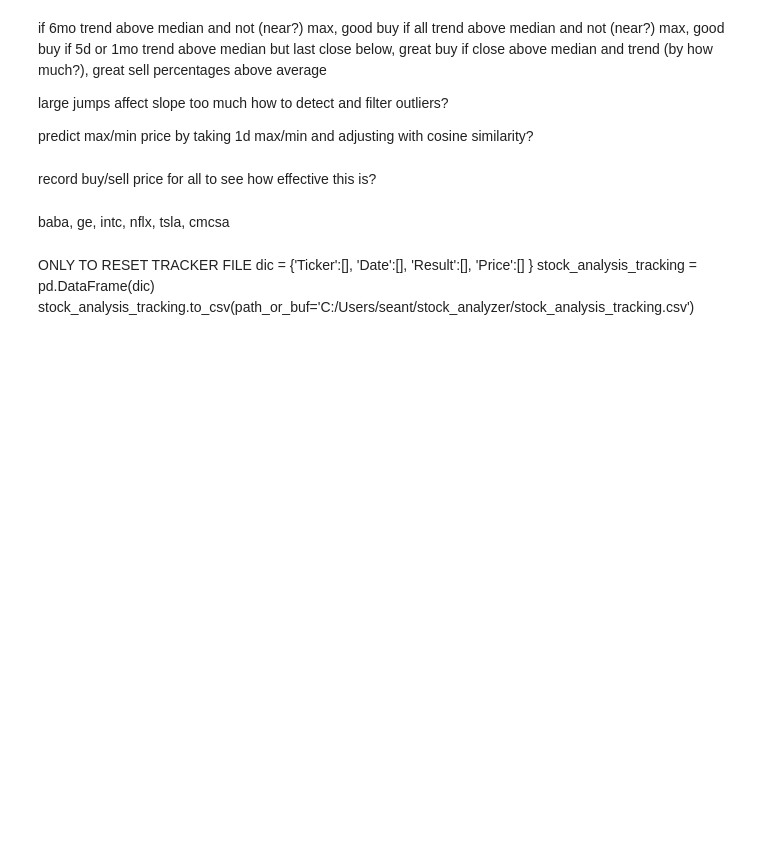
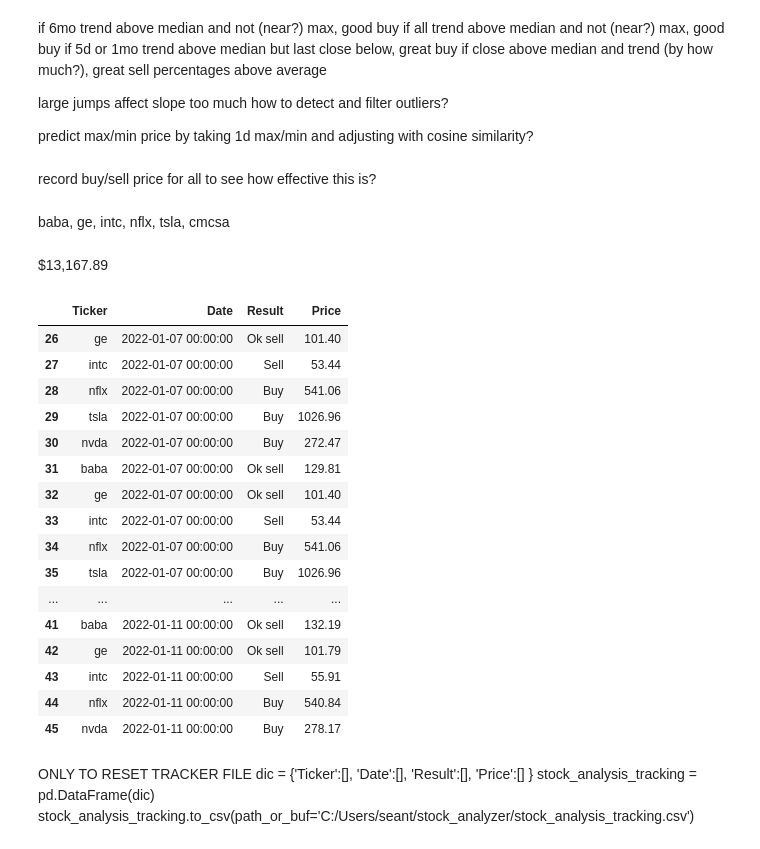
Before and after one commit to seantanken/GalvanizeRepo, a Jupyter notebook: stock_analyzer/yfinance_stock_analysis.ipynb, the cells around one changed output. Drawn from its saved outputs; the diff is of its cells as text; code cells hidden in the pictures; blank space fills up the shorter version.

```diff
--- a/stock_analyzer/yfinance_stock_analysis.ipynb
+++ b/stock_analyzer/yfinance_stock_analysis.ipynb
@@ -248,6 +248,28 @@ predict max/min price by taking 1d max/min and adjusting with cosine similarity?
 record buy/sell price for all to see how effective this is?
 # %% [markdown]
 baba, ge, intc, nflx, tsla, cmcsa
+# %% [markdown]
+$13,167.89
+# %%
+stock_analysis_tracking.tail(20)
+# %% [output]
+|  | Ticker | Date | Result | Price |
+| 26 | ge | 2022-01-07 00:00:00 | Ok sell | 101.40 |
+| 27 | intc | 2022-01-07 00:00:00 | Sell | 53.44 |
+| 28 | nflx | 2022-01-07 00:00:00 | Buy | 541.06 |
+| 29 | tsla | 2022-01-07 00:00:00 | Buy | 1026.96 |
+| 30 | nvda | 2022-01-07 00:00:00 | Buy | 272.47 |
+| 31 | baba | 2022-01-07 00:00:00 | Ok sell | 129.81 |
+| 32 | ge | 2022-01-07 00:00:00 | Ok sell | 101.40 |
+| 33 | intc | 2022-01-07 00:00:00 | Sell | 53.44 |
+| 34 | nflx | 2022-01-07 00:00:00 | Buy | 541.06 |
+| 35 | tsla | 2022-01-07 00:00:00 | Buy | 1026.96 |
+| ... | ... | ... | ... | ... |
+| 41 | baba | 2022-01-11 00:00:00 | Ok sell | 132.19 |
+| 42 | ge | 2022-01-11 00:00:00 | Ok sell | 101.79 |
+| 43 | intc | 2022-01-11 00:00:00 | Sell | 55.91 |
+| 44 | nflx | 2022-01-11 00:00:00 | Buy | 540.84 |
+| 45 | nvda | 2022-01-11 00:00:00 | Buy | 278.17 |
 # %% [markdown]
 ONLY TO RESET TRACKER FILE
 dic = {'Ticker':[],
```
Also changed, not shown: parts of 2 cells of this notebook, 1 other file.
